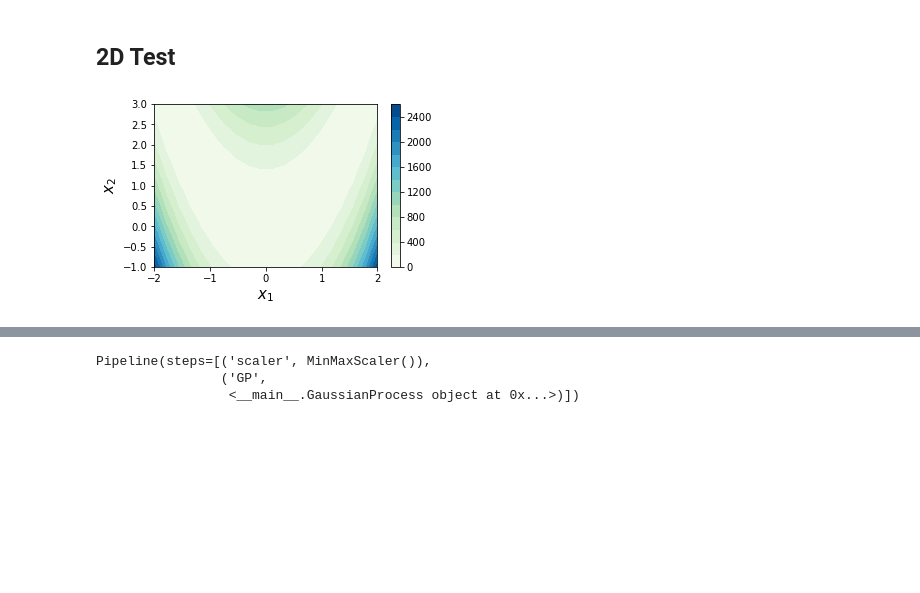
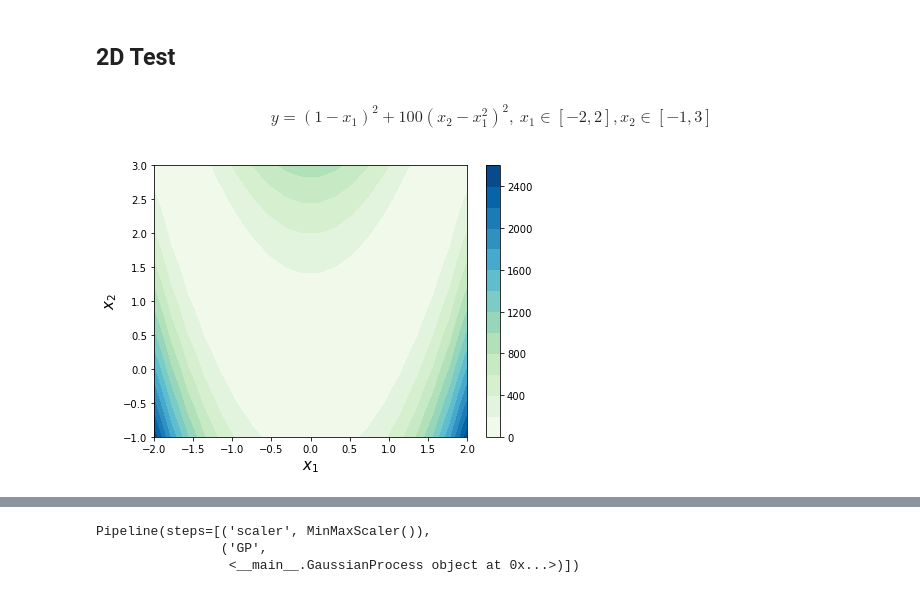
Before and after one commit to ShuaiGuo16/Gaussian-Process, a Jupyter notebook: Gaussian_Process.ipynb, the cells around one changed output, grey strips where cells are left out. Cells and saved outputs as stored; diff of their text form; code cells hidden in the pictures; blank space fills up the shorter version.

```diff
--- a/Gaussian_Process.ipynb
+++ b/Gaussian_Process.ipynb
@@ -217,0 +215,13 @@ def Test_1D(X):
+# %%
+# Display the function to be approximated
+fig, ax = plt.subplots(figsize=(7,5))
+
+X = np.linspace(0.0, 1, 100).reshape(-1,1)
+y = Test_1D(X)
+
+ax.plot(X, y,'r--', lw=2)
+ax.tick_params(axis='both', which='major', labelsize=12)
+ax.set_xlabel('x', fontsize=15)
+ax.set_ylabel('f(x)', fontsize=15)
+ax.set_ylim([-10,20]);
+plt.savefig('./images/Test_1D')
@@ -254,20 +267,25 @@ def Test_2D(X):
     y = (1-X[:,0])**2 + 100*(X[:,1]-X[:,0]**2)**2
 
     return y
+# %% [markdown]
+\begin{equation}
+y = (1-x_1)^2 + 100(x_2-x_1^2)^2, \: x_1 \in [-2, 2], x_2 \in [-1, 3]
+\end{equation}
 # %%
-# Testing data
+# Visualizing the test function
 X1 = np.linspace(-2, 2, 20)
 X2 = np.linspace(-1, 3, 20)
 X1, X2 = np.meshgrid(X1, X2)
-X_test = np.hstack((X1.reshape(-1,1), X2.reshape(-1,1)))
-y_test = Test_2D(X_test)
+X = np.hstack((X1.reshape(-1,1), X2.reshape(-1,1)))
+y = Test_2D(X)
 
-fig, ax = plt.subplots(figsize=(5,3))
-h = ax.contourf(X1, X2, z, levels=15, cmap='GnBu')
+fig, ax = plt.subplots(figsize=(7,5))
+h = ax.contourf(X1, X2, y.reshape(20,-1), levels=15, cmap='GnBu')
 ax.set_xlabel(r'$x_1$', fontsize=15)
 ax.set_ylabel(r'$x_2$', fontsize=15)
 plt.colorbar(h);
+plt.savefig('./images/Test_2D')
 # %% [output]
-[figure, old version]
+[figure, new version]
 # %%
 # Training data
```
Also changed, not shown: parts of 22 cells of this notebook, 5 other files.
